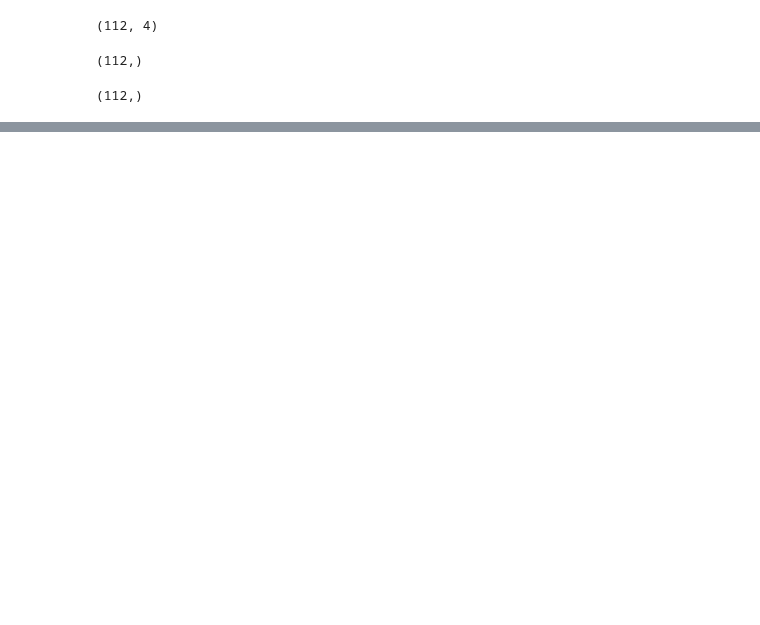
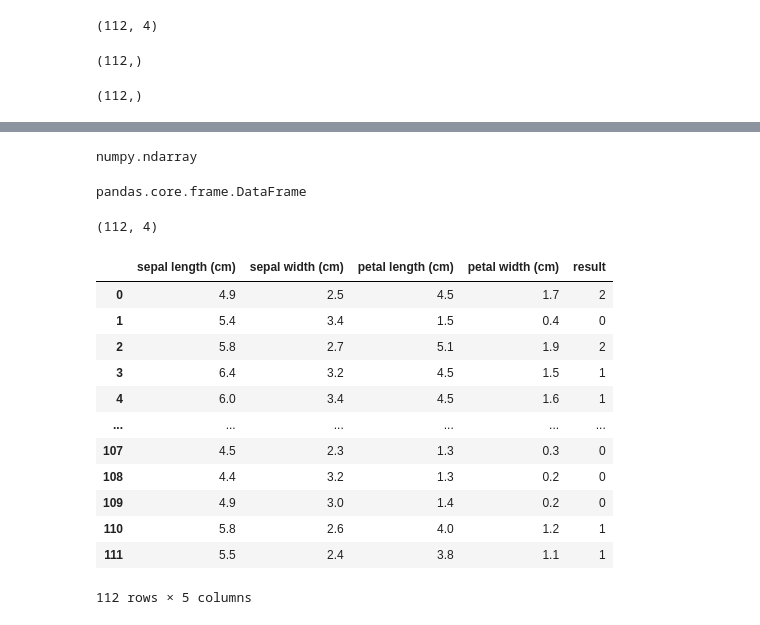
Before and after one commit to geegatomar/Machine-Learning, a Jupyter notebook: Chapter1_O'Reilly_ML.ipynb, the cells around one changed output, grey strips where cells are left out. Cells and saved outputs as stored; diff of their text form; code cells hidden in the pictures; blank space fills up the shorter version.

```diff
--- a/Chapter1_O'Reilly_ML.ipynb
+++ b/Chapter1_O'Reilly_ML.ipynb
@@ -53,0 +73,12 @@ X_train[:, 0].shape
+# %%
+type(X_train)
+# %% [output]
+numpy.ndarray
+# %%
+type(iris_df)
+# %% [output]
+pandas.core.frame.DataFrame
+# %%
+iris_df.shape
+# %% [output]
+(112, 4)
@@ -53,0 +89,17 @@ X_train[:, 0].shape
+# %%
+iris_df = pd.concat([iris_df, y], axis=1)
+iris_df
+# %% [output]
+|  | sepal length (cm) | sepal width (cm) | petal length (cm) | petal width (cm) | result |
+| 0 | 4.9 | 2.5 | 4.5 | 1.7 | 2 |
+| 1 | 5.4 | 3.4 | 1.5 | 0.4 | 0 |
+| 2 | 5.8 | 2.7 | 5.1 | 1.9 | 2 |
+| 3 | 6.4 | 3.2 | 4.5 | 1.5 | 1 |
+| 4 | 6.0 | 3.4 | 4.5 | 1.6 | 1 |
+| ... | ... | ... | ... | ... | ... |
+| 107 | 4.5 | 2.3 | 1.3 | 0.3 | 0 |
+| 108 | 4.4 | 3.2 | 1.3 | 0.2 | 0 |
+| 109 | 4.9 | 3.0 | 1.4 | 0.2 | 0 |
+| 110 | 5.8 | 2.6 | 4.0 | 1.2 | 1 |
+| 111 | 5.5 | 2.4 | 3.8 | 1.1 | 1 |
+112 rows × 5 columns
```
Also changed, not shown: parts of 11 cells of this notebook, 1 other file.
